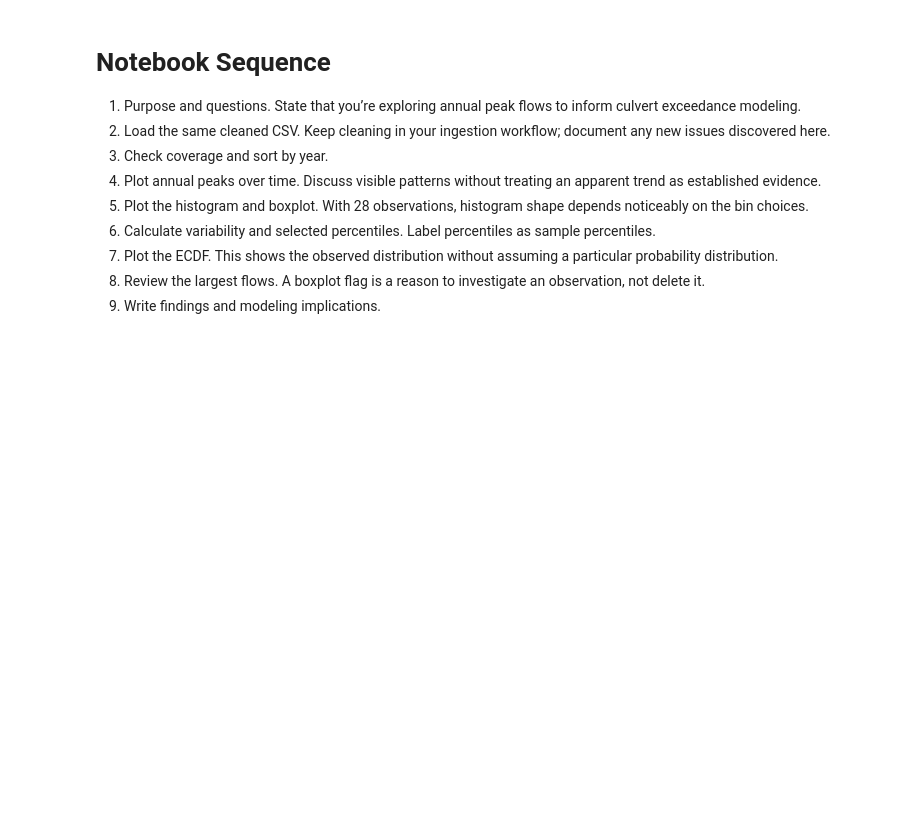
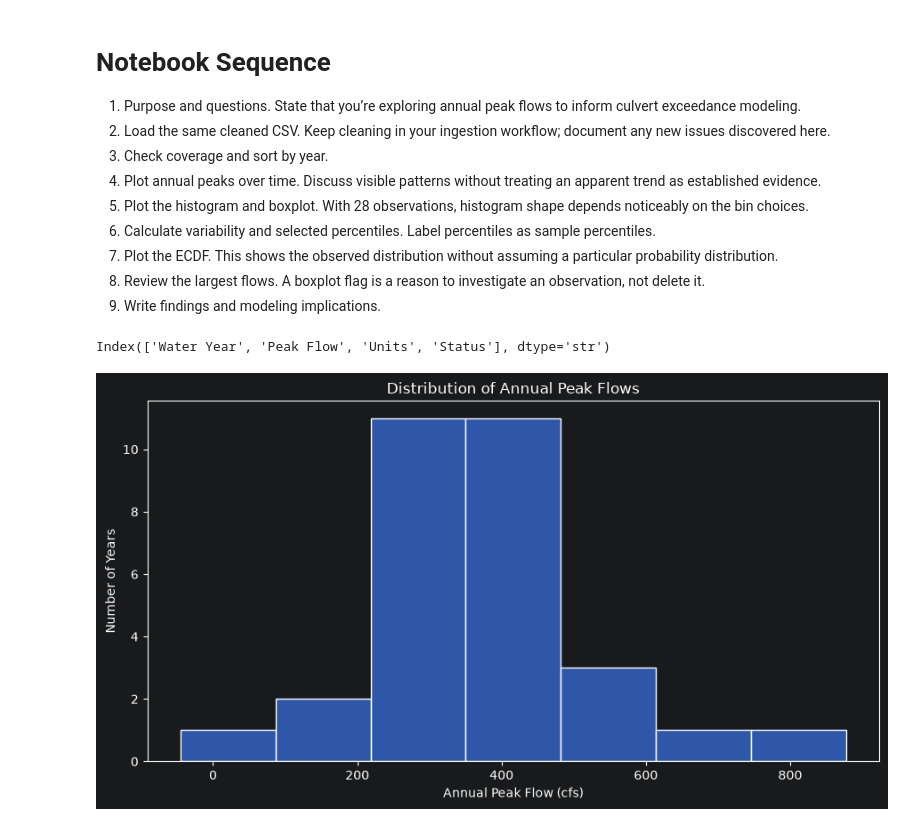
Before and after one commit to Brice-Dev-Lab/monte-carlo-practice-drills, a Jupyter notebook: notebooks/engineering/week_01/02_eda.ipynb, the cells around one changed output. Drawn from its saved outputs; the diff is of its cells as text; code cells hidden in the pictures; blank space fills up the shorter version.

```diff
--- a/notebooks/engineering/week_01/02_eda.ipynb
+++ b/notebooks/engineering/week_01/02_eda.ipynb
@@ -82,3 +82,29 @@ Dataframe shape: (31, 4)
 7. Plot the ECDF. This shows the observed distribution without assuming a particular probability distribution.
 8. Review the largest flows. A boxplot flag is a reason to investigate an observation, not delete it.
 9. Write findings and modeling implications.
+# %%
+df.columns
+# %% [output]
+Index(['Water Year', 'Peak Flow', 'Units', 'Status'], dtype='str')
+# %%
+# Plot the annual peak flows distribution
+fig, ax = plt.subplots(figsize=(9, 5))
+
+sns.histplot(
+    data=df,
+    x="Peak Flow",
+    bins=7,
+    edgecolor="white",
+    ax=ax,
+)
+
+ax.set(
+    title="Distribution of Annual Peak Flows",
+    xlabel="Annual Peak Flow (cfs)",
+    ylabel="Number of Years",
+)
+
+plt.tight_layout()
+plt.show()
+# %% [output]
+[figure, added]
```
Also changed, not shown: parts of 11 cells of this notebook.
